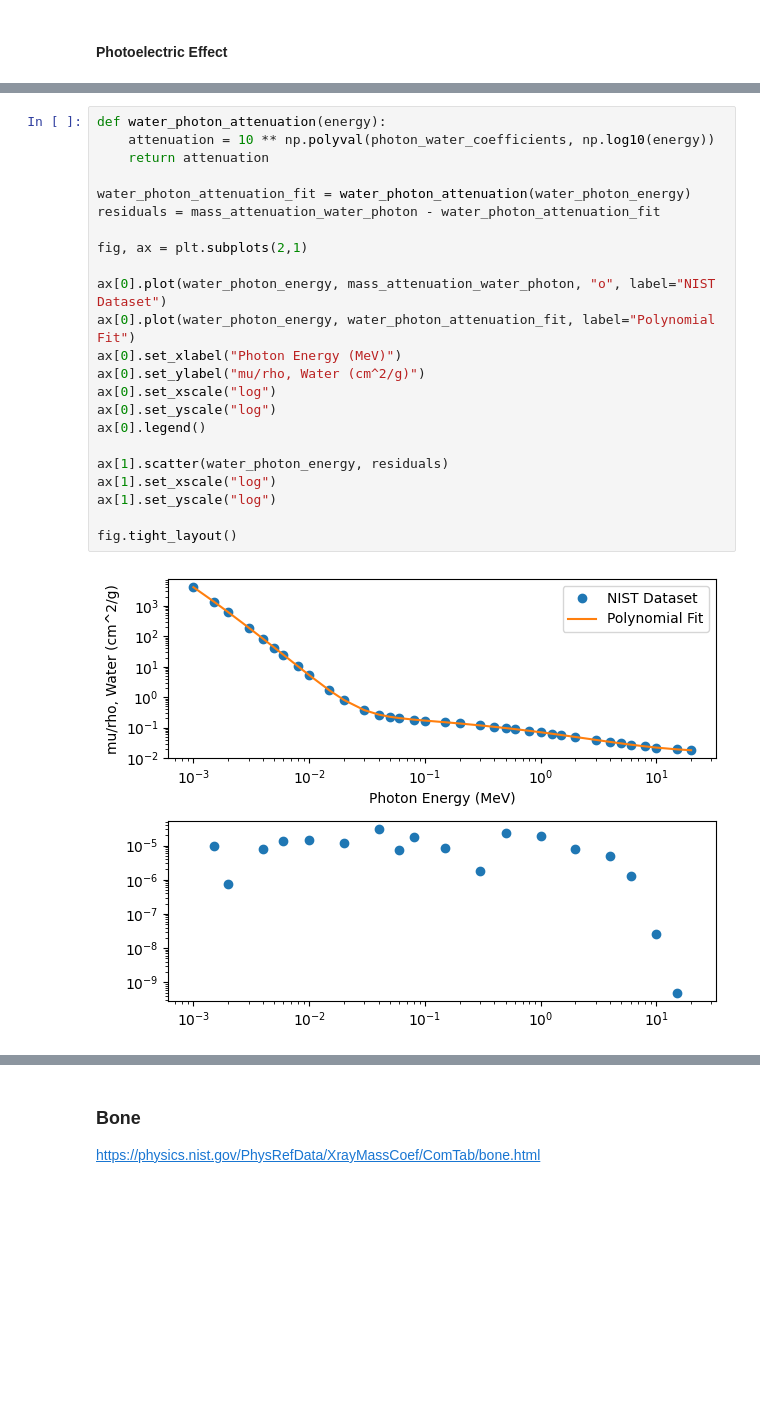
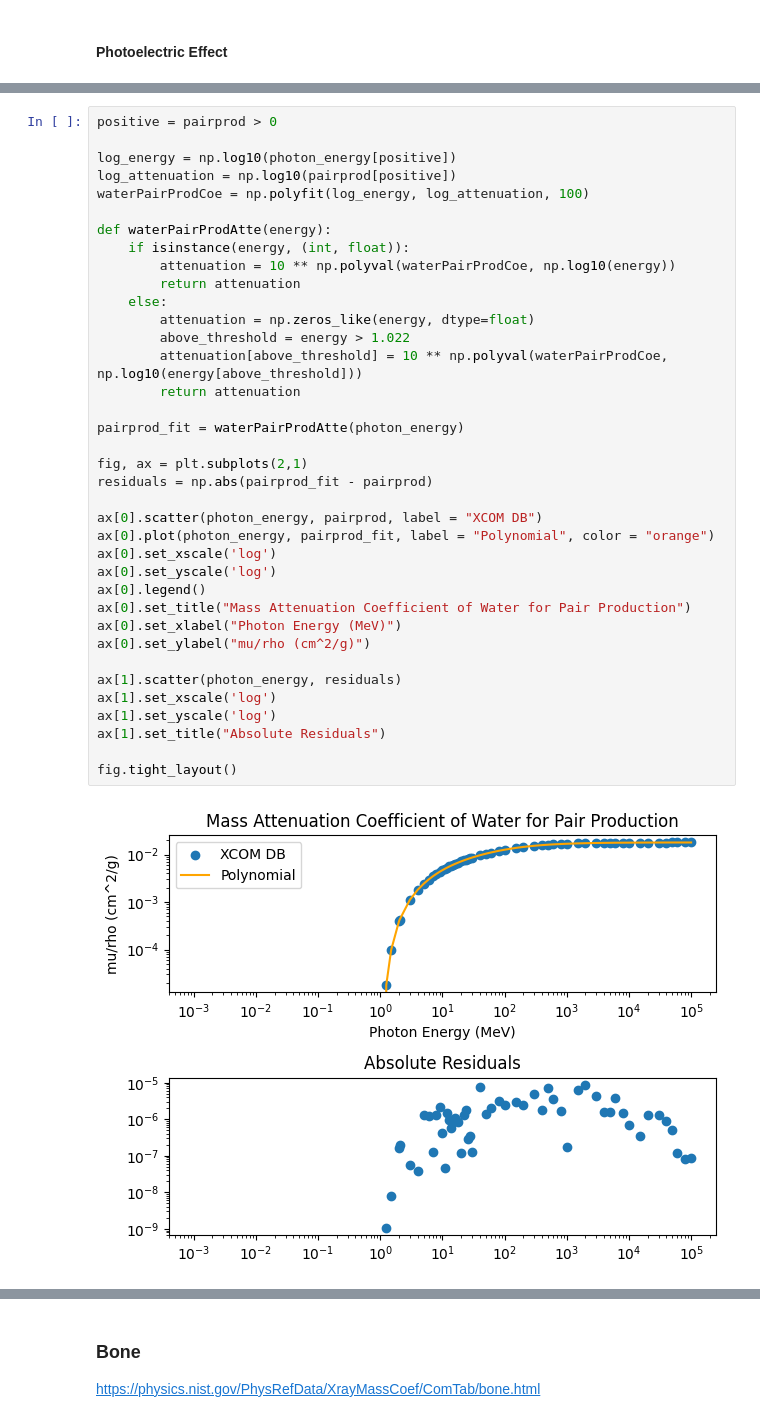
Before and after one commit to mikatan/xray-monte-carlo, a Jupyter notebook: main.ipynb, the cells around one changed output, grey strips where cells are left out. Cells and saved outputs as stored; diff of their text form; blank space fills up the shorter version.

Commit message:
fitted pair prod water polynomial

```diff
--- a/main.ipynb
+++ b/main.ipynb
@@ -192,25 +196,39 @@ fig.tight_layout()
 # %%
-def water_photon_attenuation(energy):
-    attenuation = 10 ** np.polyval(photon_water_coefficients, np.log10(energy))
-    return attenuation
+positive = pairprod > 0
 
-water_photon_attenuation_fit = water_photon_attenuation(water_photon_energy)
-residuals = mass_attenuation_water_photon - water_photon_attenuation_fit
+log_energy = np.log10(photon_energy[positive])
+log_attenuation = np.log10(pairprod[positive])
+waterPairProdCoe = np.polyfit(log_energy, log_attenuation, 100)
+
+def waterPairProdAtte(energy):
+    if isinstance(energy, (int, float)):
+        attenuation = 10 ** np.polyval(waterPairProdCoe, np.log10(energy))
+        return attenuation
+    else:
+        attenuation = np.zeros_like(energy, dtype=float)
+        above_threshold = energy > 1.022
+        attenuation[above_threshold] = 10 ** np.polyval(waterPairProdCoe, np.log10(energy[above_threshold]))
+        return attenuation
+
+pairprod_fit = waterPairProdAtte(photon_energy)
 
 fig, ax = plt.subplots(2,1)
+residuals = np.abs(pairprod_fit - pairprod)
 
-ax[0].plot(water_photon_energy, mass_attenuation_water_photon, "o", label="NIST Dataset")
-ax[0].plot(water_photon_energy, water_photon_attenuation_fit, label="Polynomial Fit")
+ax[0].scatter(photon_energy, pairprod, label = "XCOM DB")
+ax[0].plot(photon_energy, pairprod_fit, label = "Polynomial", color = "orange")
+ax[0].set_xscale('log')
+ax[0].set_yscale('log')
+ax[0].legend()
+ax[0].set_title("Mass Attenuation Coefficient of Water for Pair Production")
 ax[0].set_xlabel("Photon Energy (MeV)")
-ax[0].set_ylabel("mu/rho, Water (cm^2/g)")
-ax[0].set_xscale("log")
-ax[0].set_yscale("log")
-ax[0].legend()
+ax[0].set_ylabel("mu/rho (cm^2/g)")
 
-ax[1].scatter(water_photon_energy, residuals)
-ax[1].set_xscale("log")
-ax[1].set_yscale("log")
+ax[1].scatter(photon_energy, residuals)
+ax[1].set_xscale('log')
+ax[1].set_yscale('log')
+ax[1].set_title("Absolute Residuals")
 
 fig.tight_layout()
 # %% [output]
-[figure, old version]
+[figure, new version]
```
Also changed, not shown: parts of 4 cells of this notebook.
